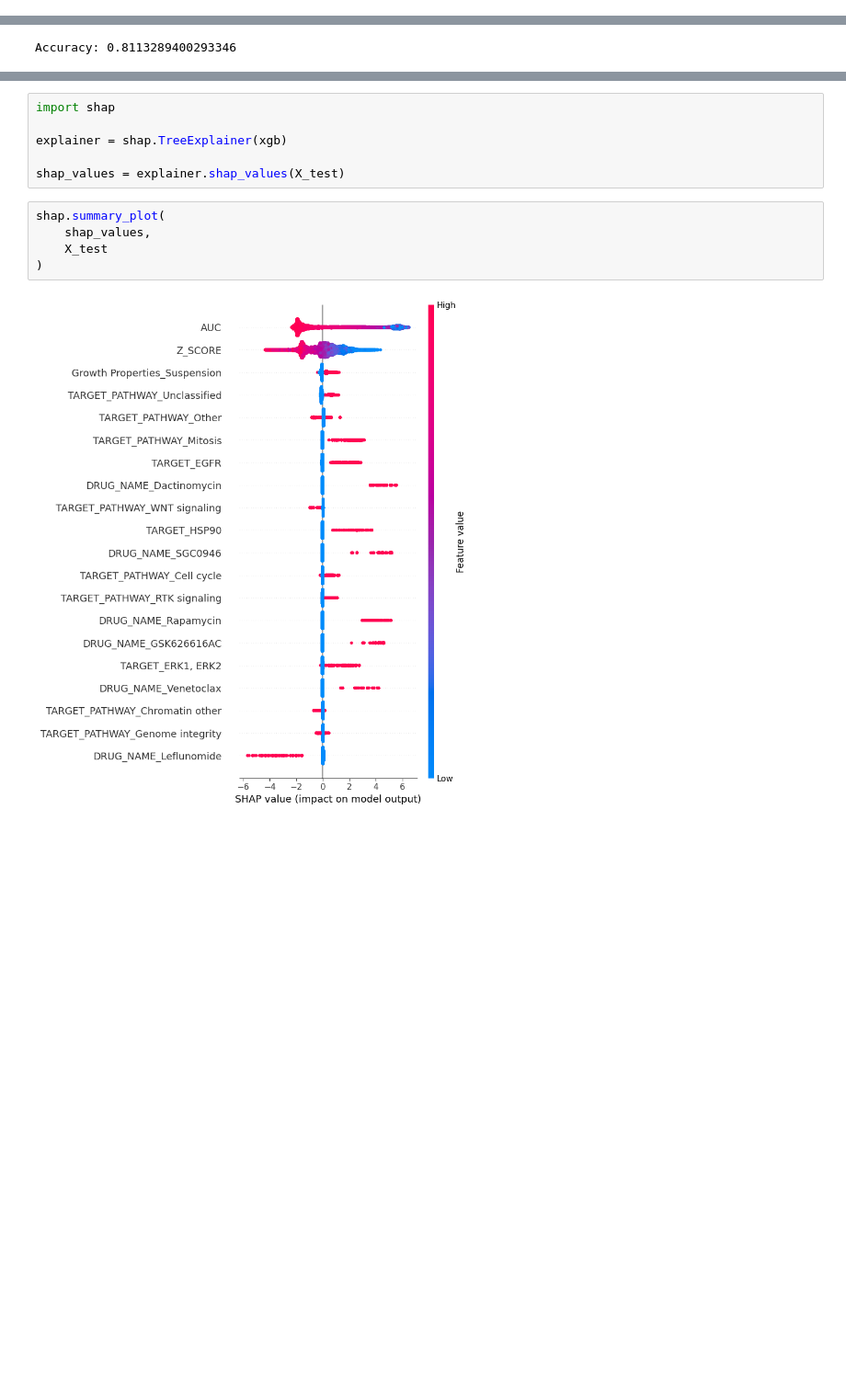
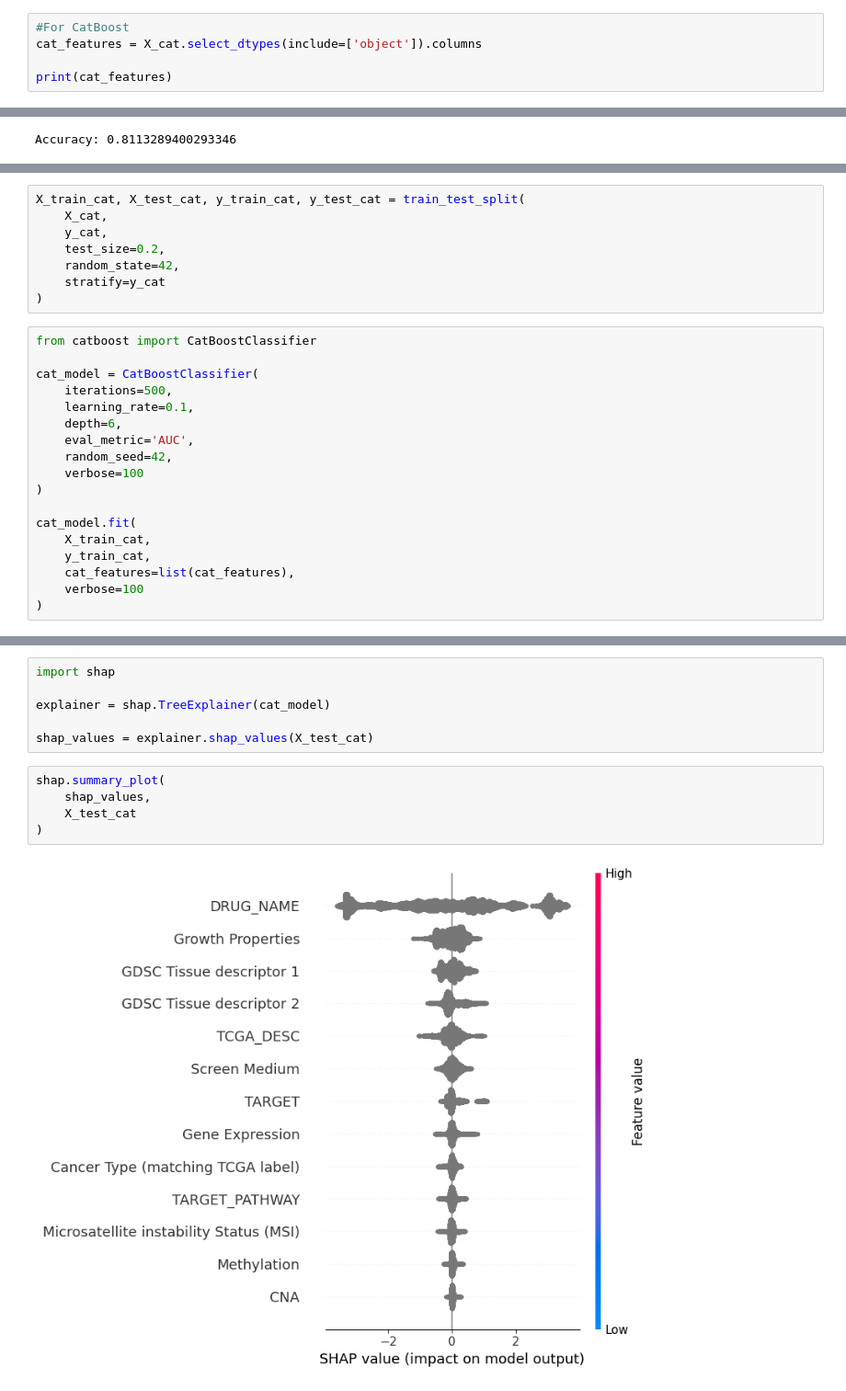
Before and after one commit to soumya-statistics-11/gdsc-drug-response-prediction, a Jupyter notebook: Untitled2.ipynb, the cells around one changed output, grey strips where cells are left out. Shown at 92% size. Cells and saved outputs as stored; diff of their text form; blank space fills up the shorter version.

```diff
--- a/Untitled2.ipynb
+++ b/Untitled2.ipynb
@@ -67,0 +72,5 @@ y = df_model['Response']
+# %%
+#For CatBoost
+cat_features = X_cat.select_dtypes(include=['object']).columns
+
+print(cat_features)
@@ -177,0 +308,26 @@ Accuracy: 0.8113289400293346
+# %%
+X_train_cat, X_test_cat, y_train_cat, y_test_cat = train_test_split(
+    X_cat,
+    y_cat,
+    test_size=0.2,
+    random_state=42,
+    stratify=y_cat
+)
+# %%
+from catboost import CatBoostClassifier
+
+cat_model = CatBoostClassifier(
+    iterations=500,
+    learning_rate=0.1,
+    depth=6,
+    eval_metric='AUC',
+    random_seed=42,
+    verbose=100
+)
+
+cat_model.fit(
+    X_train_cat,
+    y_train_cat,
+    cat_features=list(cat_features),
+    verbose=100
+)
@@ -218,13 +530,13 @@ plt.legend(['Train', 'Validation'], loc='upper left')
 # %%
 import shap
 
-explainer = shap.TreeExplainer(xgb)
+explainer = shap.TreeExplainer(cat_model)
 
-shap_values = explainer.shap_values(X_test)
+shap_values = explainer.shap_values(X_test_cat)
 # %%
 shap.summary_plot(
     shap_values,
-    X_test
+    X_test_cat
 )
 # %% [output]
-[figure, old version]
+[figure, new version]
```
Also changed, not shown: parts of 39 cells of this notebook.
